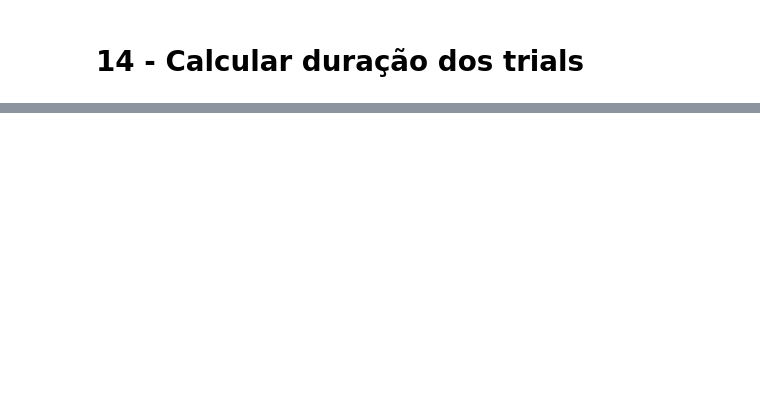
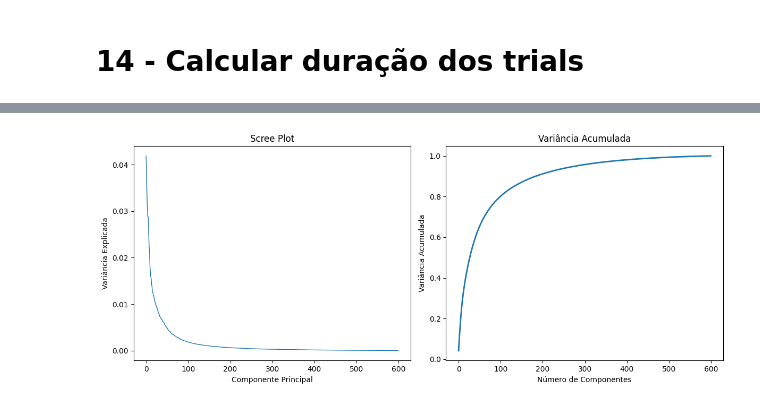
Before and after one commit to amandachipolito/Trabalho-BCI, a Jupyter notebook: main.ipynb, the cells around one changed output, grey strips where cells are left out. Drawn from its saved outputs; the diff is of its cells as text; code cells hidden in the pictures; blank space fills up the shorter version.

```diff
--- a/main.ipynb
+++ b/main.ipynb
@@ -184,6 +268,7 @@ mat = loadmat(
 )
 
 data = mat["data"]
+mrk = mat["mrk"]
 
 trial = data.trial
 labels = data.y
@@ -215,0 +618,19 @@ print(np.max(trial_diff))
+# %%
+from sklearn.decomposition import PCA
+
+pca = PCA()
+
+X_pca = pca.fit_transform(X_padronizado)
+
+variancia_explicada = pca.explained_variance_ratio_
+
+variancia_acumulada = np.cumsum(variancia_explicada)
+
+print("Shape após PCA:")
+print(X_pca.shape)
+
+print("\nPrimeiras variâncias explicadas:")
+print(variancia_explicada[:10])
+
+print("\nVariância acumulada:")
+print(variancia_acumulada[:10])
@@ -215,0 +658,24 @@ print(np.max(trial_diff))
+# %%
+plt.figure(figsize=(12,5))
+
+plt.subplot(1,2,1)
+
+plt.plot(variancia_explicada, linewidth=1)
+
+plt.xlabel("Componente Principal")
+plt.ylabel("Variância Explicada")
+plt.title("Scree Plot")
+
+plt.subplot(1,2,2)
+
+plt.plot(variancia_acumulada, linewidth=2)
+
+plt.xlabel("Número de Componentes")
+plt.ylabel("Variância Acumulada")
+plt.title("Variância Acumulada")
+
+plt.tight_layout()
+
+plt.show()
+# %% [output]
+[figure, added]
```
Also changed, not shown: parts of 36 cells of this notebook, 1 other file.
